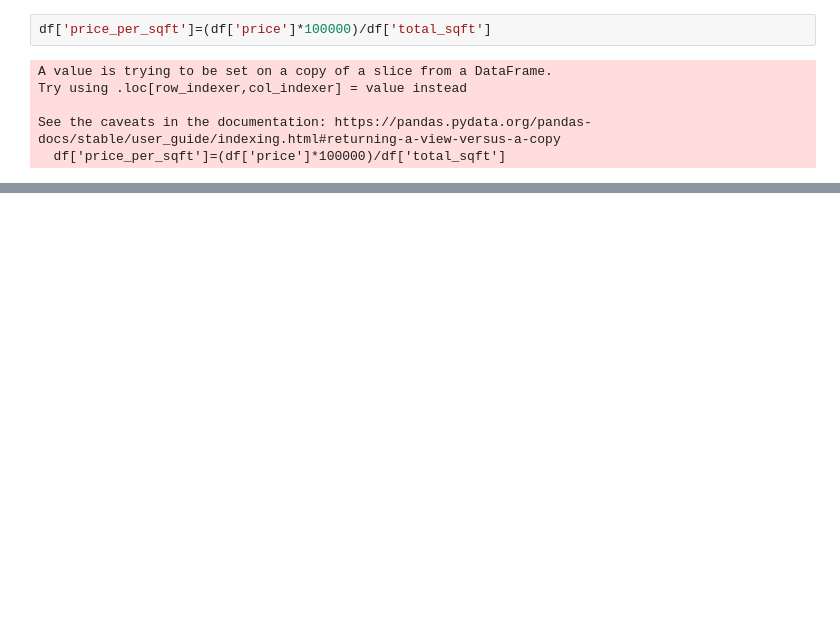
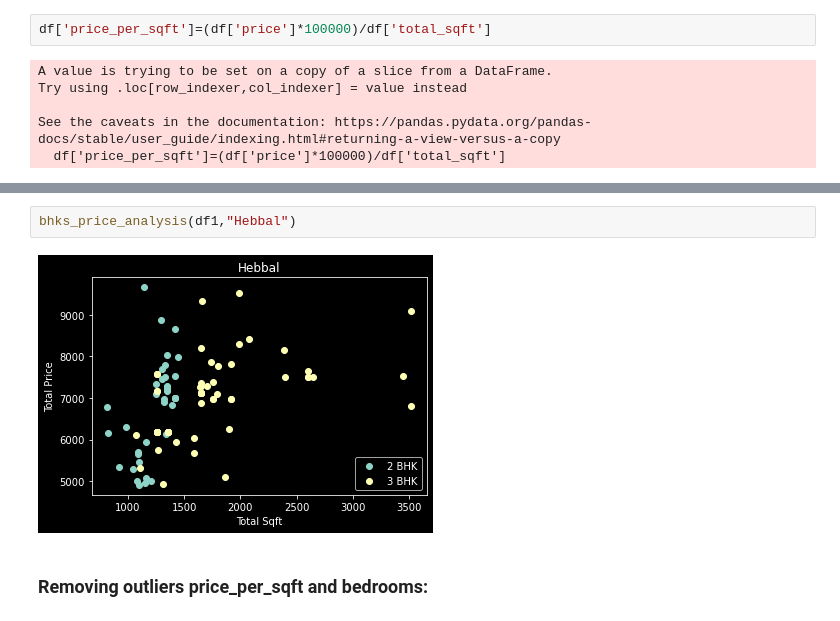
Before and after one commit to Akash-1gif/property_price_prediction, a Jupyter notebook: Data_preprocessing.ipynb, the cells around one changed output, grey strips where cells are left out. Cells and saved outputs as stored; diff of their text form; blank space fills up the shorter version.

```diff
--- a/Data_preprocessing.ipynb
+++ b/Data_preprocessing.ipynb
@@ -227,0 +298,6 @@ df.shape
+# %%
+bhks_price_analysis(df1,"Hebbal")
+# %% [output]
+[figure, added]
+# %% [markdown]
+### Removing outliers price_per_sqft and bedrooms:
```
Also changed, not shown: parts of 36 cells of this notebook.
